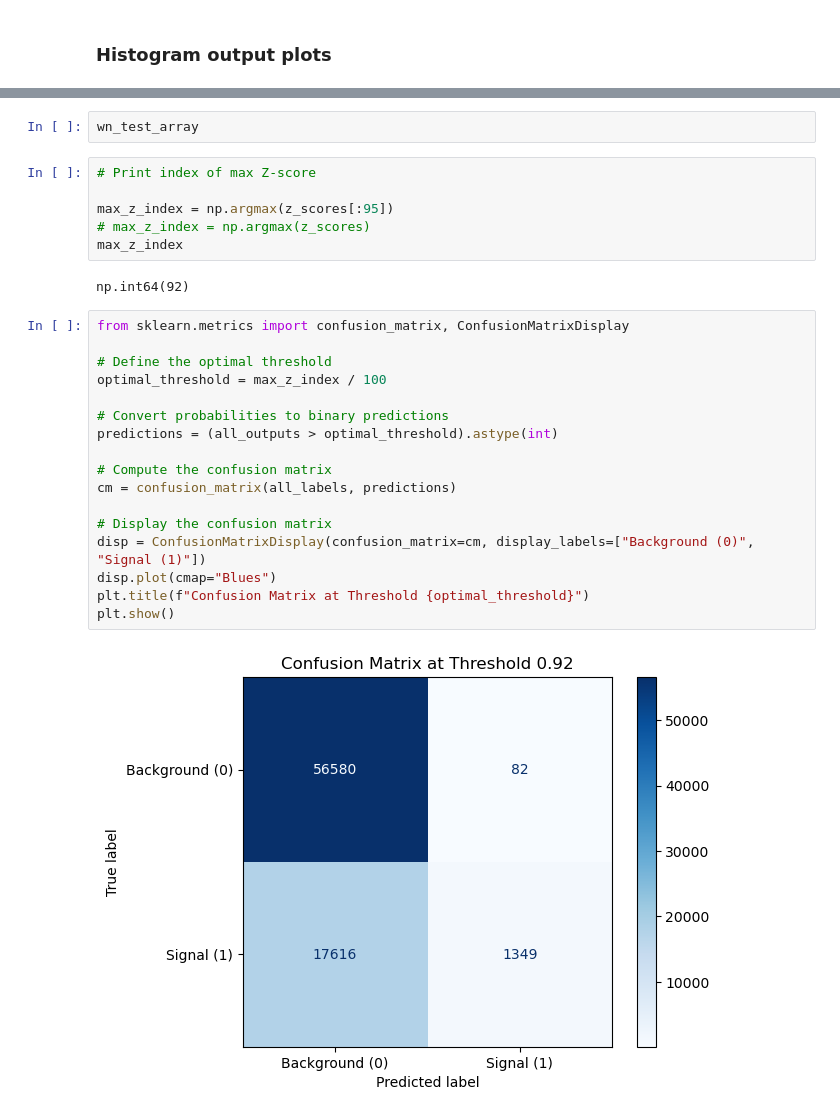
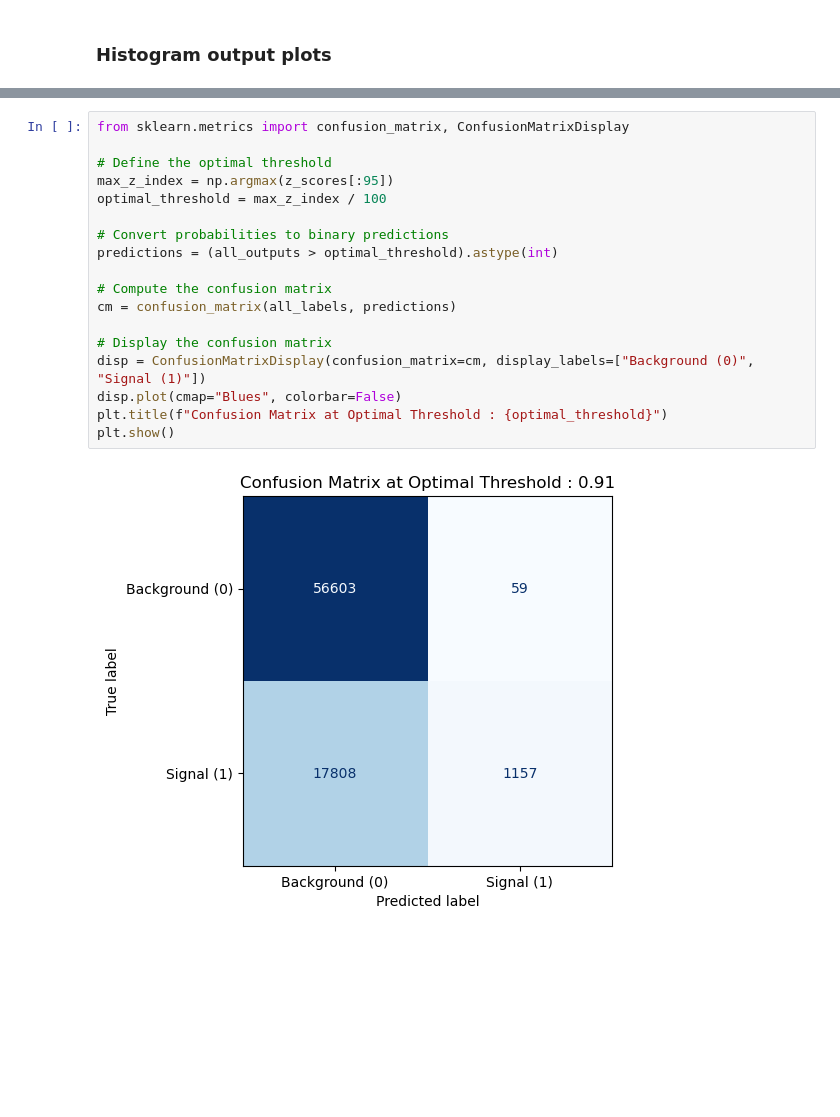
Before and after one commit to inigostibbe/msciproject, a Jupyter notebook: pytorch.ipynb, the cells around one changed output, grey strips where cells are left out. Cells and saved outputs as stored; diff of their text form; blank space fills up the shorter version.

```diff
--- a/pytorch.ipynb
+++ b/pytorch.ipynb
@@ -377,29 +362,20 @@ print()
-# %%
-wn_test_array
-# %%
-# Print index of max Z-score
-
-max_z_index = np.argmax(z_scores[:95])
-# max_z_index = np.argmax(z_scores)
-max_z_index
-# %% [output]
-np.int64(92)
 # %%
 from sklearn.metrics import confusion_matrix, ConfusionMatrixDisplay
 
 # Define the optimal threshold
+max_z_index = np.argmax(z_scores[:95])
 optimal_threshold = max_z_index / 100
 
 # Convert probabilities to binary predictions
 predictions = (all_outputs > optimal_threshold).astype(int)
 
 # Compute the confusion matrix
 cm = confusion_matrix(all_labels, predictions)
 
 # Display the confusion matrix
 disp = ConfusionMatrixDisplay(confusion_matrix=cm, display_labels=["Background (0)", "Signal (1)"])
-disp.plot(cmap="Blues")
-plt.title(f"Confusion Matrix at Threshold {optimal_threshold}")
+disp.plot(cmap="Blues", colorbar=False)
+plt.title(f"Confusion Matrix at Optimal Threshold : {optimal_threshold}")
 plt.show()
 # %% [output]
-[figure, old version]
+[figure, new version]
```
Also changed, not shown: parts of 9 cells of this notebook, 2 other files.
